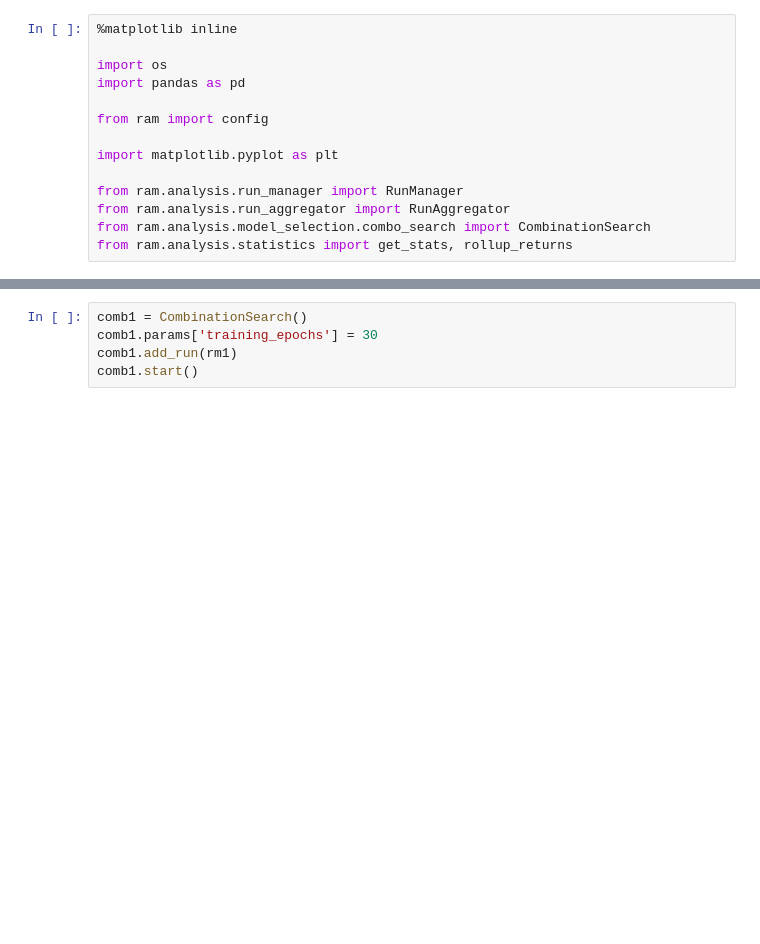
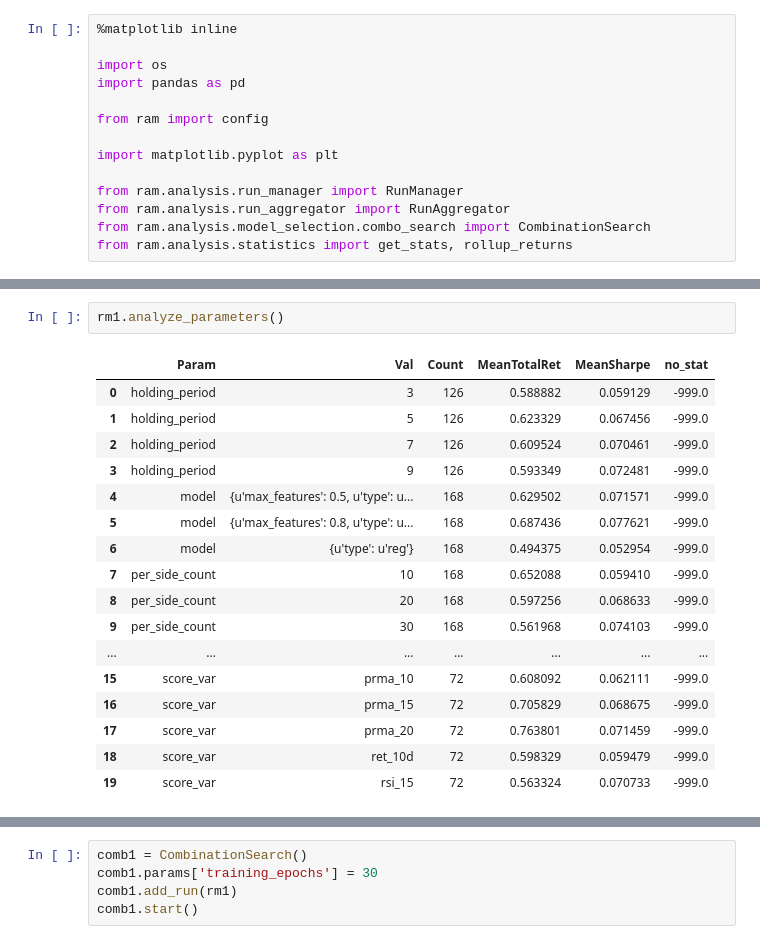
Before and after one commit to ryanoley/ram, a Jupyter notebook: examples/StatArb analysis.ipynb, the cells around one changed output, grey strips where cells are left out. Cells and saved outputs as stored; diff of their text form; blank space fills up the shorter version.

```diff
--- a/examples/StatArb analysis.ipynb
+++ b/examples/StatArb analysis.ipynb
@@ -46,0 +49,20 @@ comb1.params
+# %%
+rm1.analyze_parameters()
+# %% [output]
+|  | Param | Val | Count | MeanTotalRet | MeanSharpe | no_stat |
+| 0 | holding_period | 3 | 126 | 0.588882 | 0.059129 | -999.0 |
+| 1 | holding_period | 5 | 126 | 0.623329 | 0.067456 | -999.0 |
+| 2 | holding_period | 7 | 126 | 0.609524 | 0.070461 | -999.0 |
+| 3 | holding_period | 9 | 126 | 0.593349 | 0.072481 | -999.0 |
+| 4 | model | {u'max_features': 0.5, u'type': u... | 168 | 0.629502 | 0.071571 | -999.0 |
+| 5 | model | {u'max_features': 0.8, u'type': u... | 168 | 0.687436 | 0.077621 | -999.0 |
+| 6 | model | {u'type': u'reg'} | 168 | 0.494375 | 0.052954 | -999.0 |
+| 7 | per_side_count | 10 | 168 | 0.652088 | 0.059410 | -999.0 |
+| 8 | per_side_count | 20 | 168 | 0.597256 | 0.068633 | -999.0 |
+| 9 | per_side_count | 30 | 168 | 0.561968 | 0.074103 | -999.0 |
+| ... | ... | ... | ... | ... | ... | ... |
+| 15 | score_var | prma_10 | 72 | 0.608092 | 0.062111 | -999.0 |
+| 16 | score_var | prma_15 | 72 | 0.705829 | 0.068675 | -999.0 |
+| 17 | score_var | prma_20 | 72 | 0.763801 | 0.071459 | -999.0 |
+| 18 | score_var | ret_10d | 72 | 0.598329 | 0.059479 | -999.0 |
+| 19 | score_var | rsi_15 | 72 | 0.563324 | 0.070733 | -999.0 |
```
Also changed, not shown: parts of 4 cells of this notebook, 1 other file.
